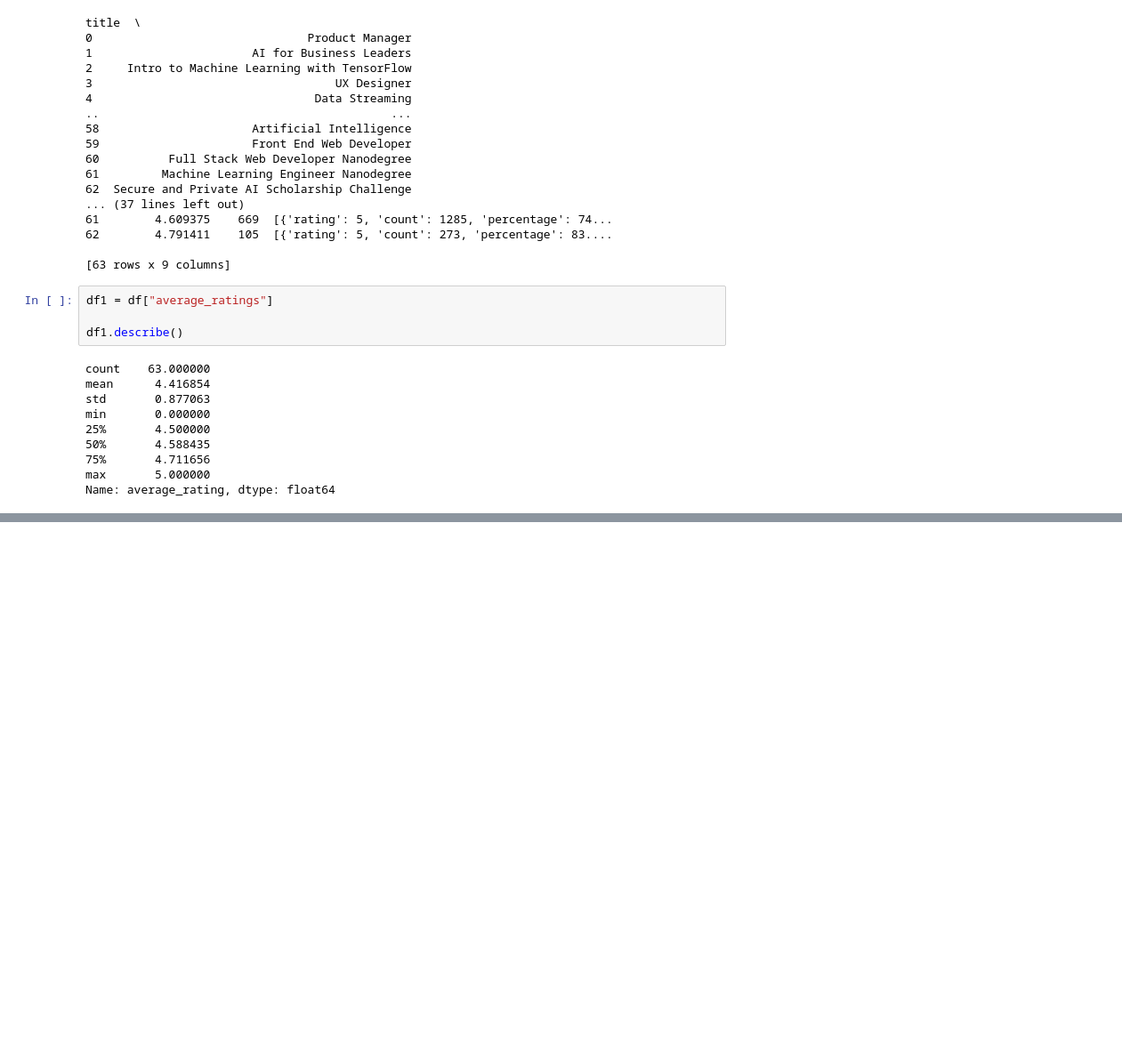
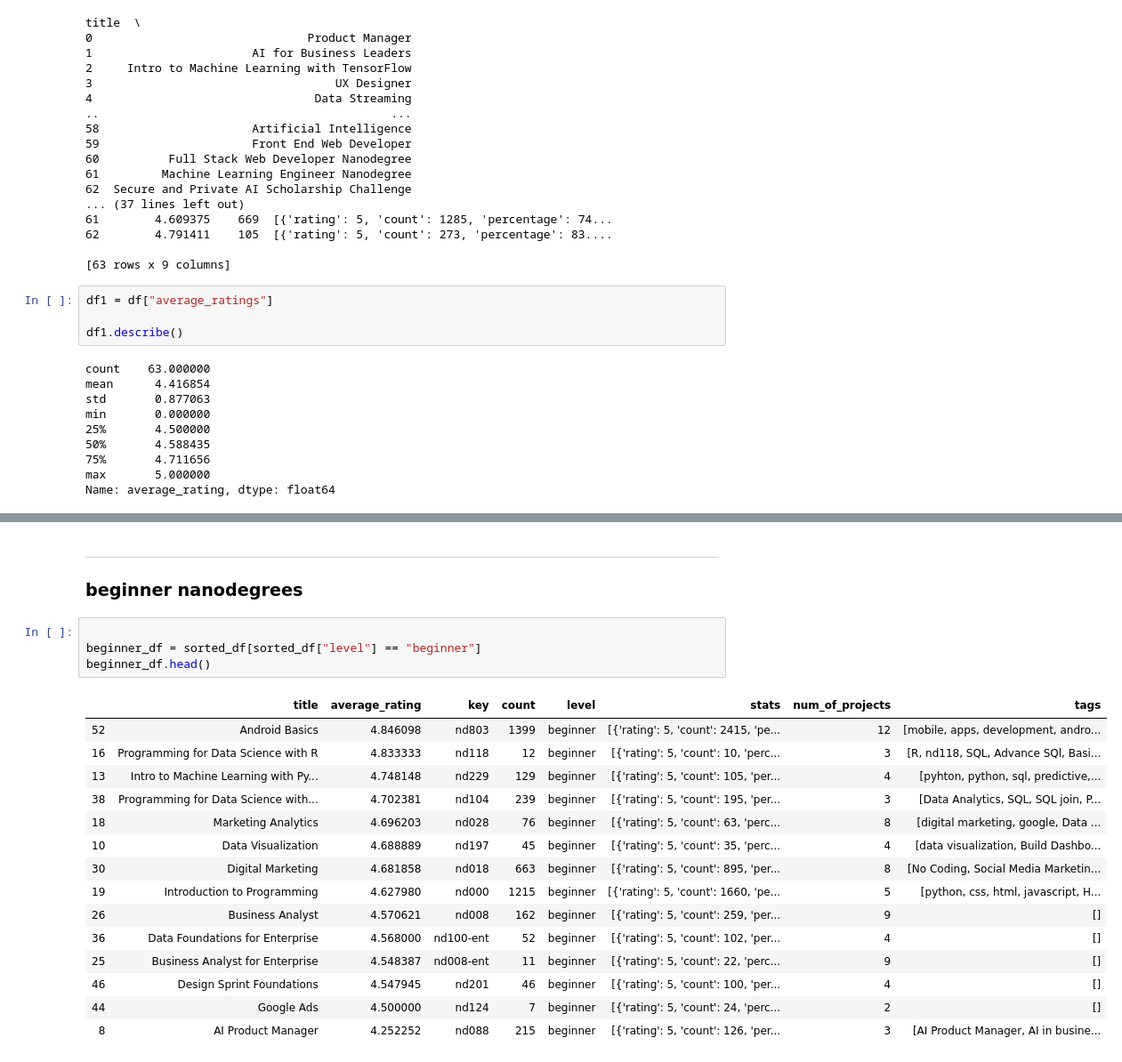
Before and after one commit to denistsoi/udacity-reviews, a Jupyter notebook: main.ipynb, the cells around one changed output, grey strips where cells are left out. Shown: that part at 89% size. Saved outputs shown, nothing was run; the diff lists cells and outputs as text; blank space fills up the shorter version.

```diff
--- a/main.ipynb
+++ b/main.ipynb
@@ -84,0 +203,24 @@ df_ratings.nlargest(3, "average_rating").plot.bar(x = "title", y = "average_rati
+# %% [markdown]
+---
+
+### beginner nanodegrees
+# %%
+
+beginner_df = sorted_df[sorted_df["level"] == "beginner"]
+beginner_df.head()
+# %% [output]
+|  | title | average_rating | key | count | level | stats | num_of_projects | tags |
+| 52 | Android Basics | 4.846098 | nd803 | 1399 | beginner | [{'rating': 5, 'count': 2415, 'pe... | 12 | [mobile, apps, development, andro... |
+| 16 | Programming for Data Science with R | 4.833333 | nd118 | 12 | beginner | [{'rating': 5, 'count': 10, 'perc... | 3 | [R, nd118, SQL, Advance SQl, Basi... |
+| 13 | Intro to Machine Learning with Py... | 4.748148 | nd229 | 129 | beginner | [{'rating': 5, 'count': 105, 'per... | 4 | [pyhton, python, sql, predictive,... |
+| 38 | Programming for Data Science with... | 4.702381 | nd104 | 239 | beginner | [{'rating': 5, 'count': 195, 'per... | 3 | [Data Analytics, SQL, SQL join, P... |
+| 18 | Marketing Analytics | 4.696203 | nd028 | 76 | beginner | [{'rating': 5, 'count': 63, 'perc... | 8 | [digital marketing, google, Data ... |
+| 10 | Data Visualization | 4.688889 | nd197 | 45 | beginner | [{'rating': 5, 'count': 35, 'perc... | 4 | [data visualization, Build Dashbo... |
+| 30 | Digital Marketing | 4.681858 | nd018 | 663 | beginner | [{'rating': 5, 'count': 895, 'per... | 8 | [No Coding, Social Media Marketin... |
+| 19 | Introduction to Programming | 4.627980 | nd000 | 1215 | beginner | [{'rating': 5, 'count': 1660, 'pe... | 5 | [python, css, html, javascript, H... |
+| 26 | Business Analyst | 4.570621 | nd008 | 162 | beginner | [{'rating': 5, 'count': 259, 'per... | 9 | [] |
+| 36 | Data Foundations for Enterprise | 4.568000 | nd100-ent | 52 | beginner | [{'rating': 5, 'count': 102, 'per... | 4 | [] |
+| 25 | Business Analyst for Enterprise | 4.548387 | nd008-ent | 11 | beginner | [{'rating': 5, 'count': 22, 'perc... | 9 | [] |
+| 46 | Design Sprint Foundations | 4.547945 | nd201 | 46 | beginner | [{'rating': 5, 'count': 100, 'per... | 4 | [] |
+| 44 | Google Ads | 4.500000 | nd124 | 7 | beginner | [{'rating': 5, 'count': 24, 'perc... | 2 | [] |
+| 8 | AI Product Manager | 4.252252 | nd088 | 215 | beginner | [{'rating': 5, 'count': 126, 'per... | 3 | [AI Product Manager, AI in busine... |
```
Also changed, not shown: parts of 11 cells of this notebook.
